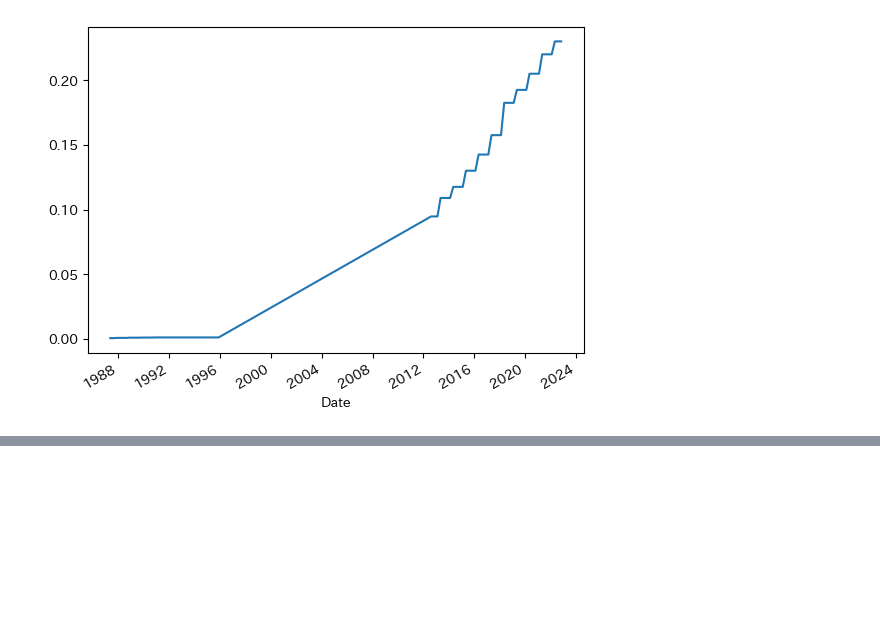
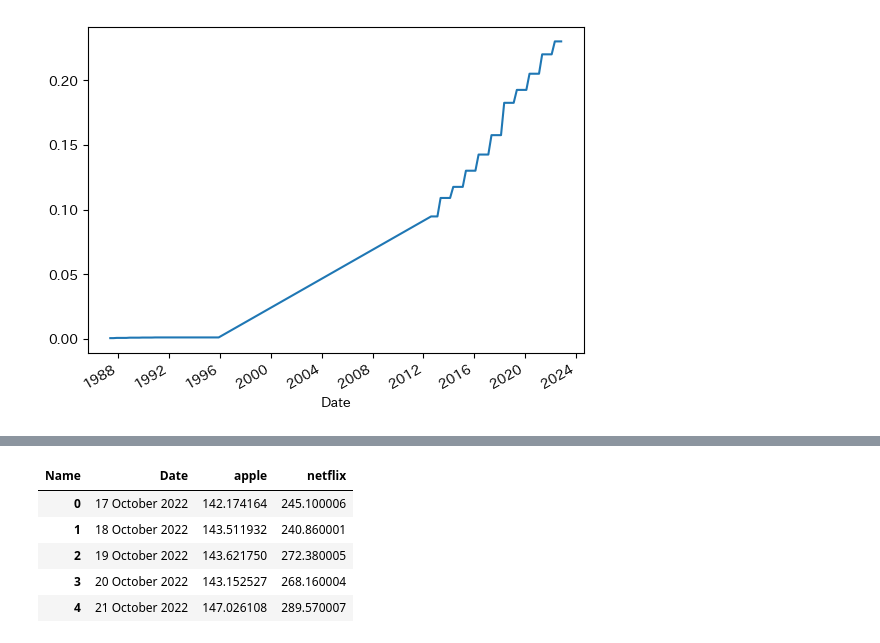
Before and after one commit to honalele/streamlit, a Jupyter notebook: stock_analysis_new.ipynb, the cells around one changed output, grey strips where cells are left out. Saved outputs shown, nothing was run; the diff lists cells and outputs as text; code cells hidden in the pictures; blank space fills up the shorter version.

```diff
--- a/stock_analysis_new.ipynb
+++ b/stock_analysis_new.ipynb
@@ -58,0 +89,10 @@ tkr.dividends.plot()
+# %%
+data = data.T.reset_index()
+data.head(5)
+# %% [output]
+| Name | Date | apple | netflix |
+| 0 | 17 October 2022 | 142.174164 | 245.100006 |
+| 1 | 18 October 2022 | 143.511932 | 240.860001 |
+| 2 | 19 October 2022 | 143.621750 | 272.380005 |
+| 3 | 20 October 2022 | 143.152527 | 268.160004 |
+| 4 | 21 October 2022 | 147.026108 | 289.570007 |
```
Also changed, not shown: parts of 7 cells of this notebook, 1 other file.
